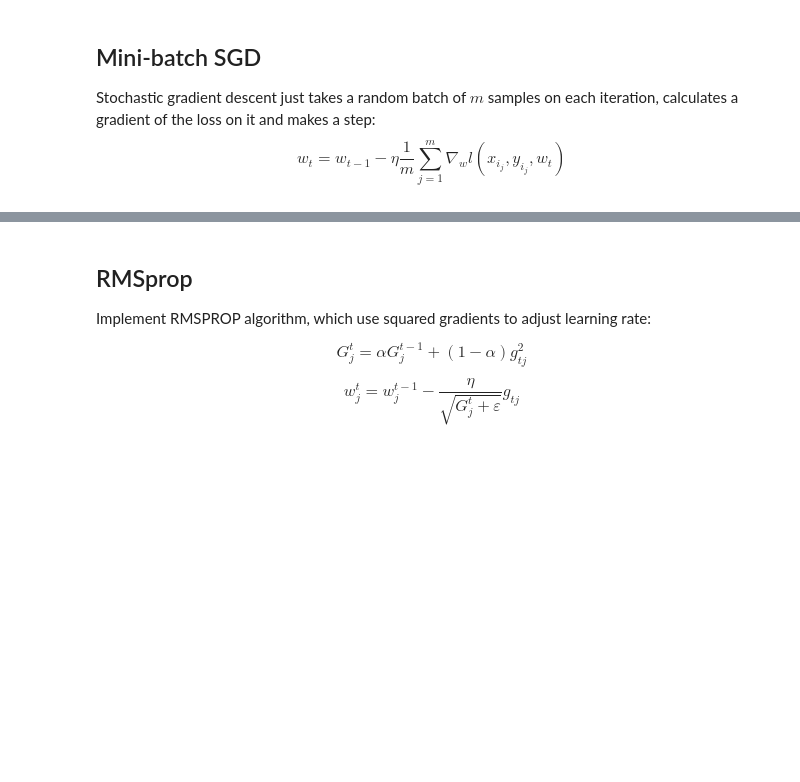
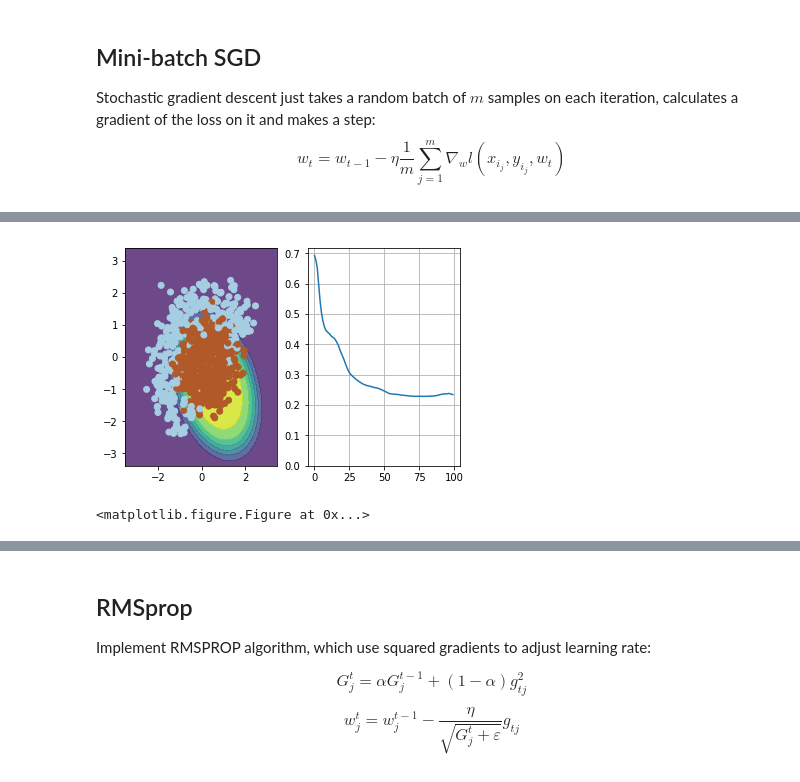
Before and after one commit to Ibn-mohey/Practice-Machine-Learning-with-Courses, a Jupyter notebook: AML/C1.Introduction to Deep Learning/week01_pa.ipynb, the cells around one changed output, grey strips where cells are left out. Drawn from its saved outputs; the diff is of its cells as text; code cells hidden in the pictures; blank space fills up the shorter version.

```diff
--- a/AML/C1.Introduction to Deep Learning/week01_pa.ipynb
+++ b/AML/C1.Introduction to Deep Learning/week01_pa.ipynb
@@ -252,27 +295,31 @@ $$ w_t = w_{t-1} - \nu_t$$
 # %%
 # please use np.random.seed(42), eta=0.05, alpha=0.9, n_iter=100 and batch_size=4 for deterministic results
 np.random.seed(42)
 w = np.array([0, 0, 0, 0, 0, 1])
 
 eta = 0.05 # learning rate
 alpha = 0.9 # momentum
 nu = np.zeros_like(w)
 
 n_iter = 100
 batch_size = 4
 loss = np.zeros(n_iter)
 plt.figure(figsize=(12, 5))
 
 for i in range(n_iter):
     ind = np.random.choice(X_expanded.shape[0], batch_size)
     loss[i] = compute_loss(X_expanded, y, w)
     if i % 10 == 0:
         visualize(X_expanded[ind, :], y[ind], w, loss)
 
-    # TODO:<your code here>
-
+    dW = compute_grad(X_expanded[ind, :], y[ind], w)
+    nu = alpha*nu+eta*dW
+    w = w - nu
 visualize(X, y, w, loss)
 plt.clf()
+# %% [output]
+[figure, added]
+<matplotlib.figure.Figure at 0x...>
 # %%
 # use output of this cell to fill answer field
 
```
Also changed, not shown: parts of 17 cells of this notebook.
